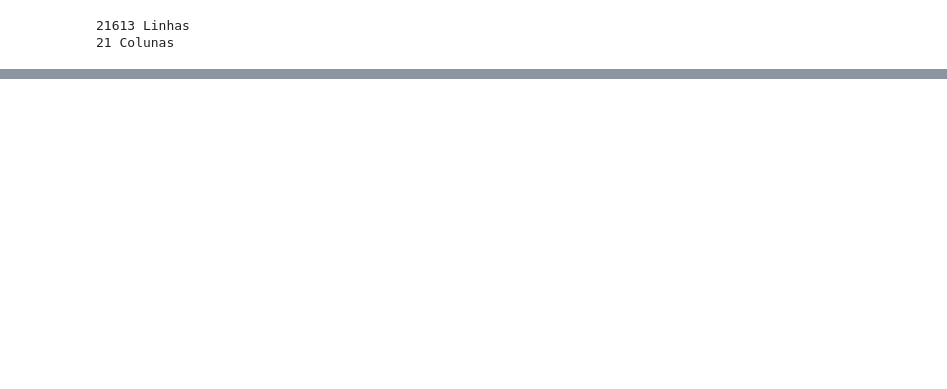
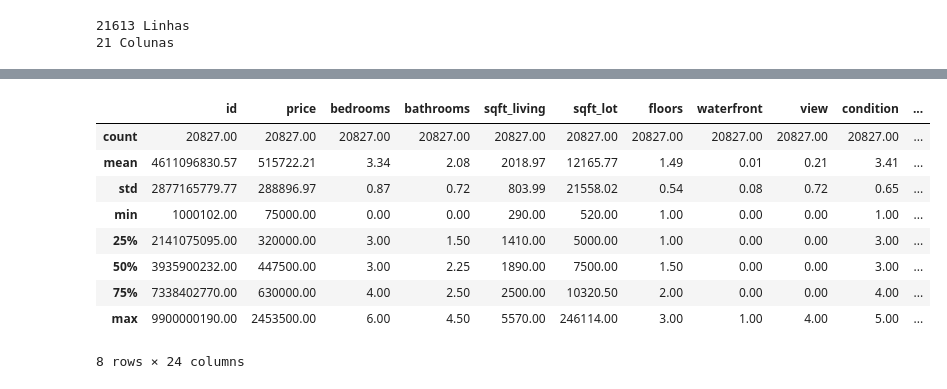
Before and after one commit to jiosouto/Deliverable_01_Roof_Imoveis_DNC, a Jupyter notebook: Deliverable_Projeto_01[DNC].ipynb, the cells around one changed output, grey strips where cells are left out. Cells and saved outputs as stored; diff of their text form; code cells hidden in the pictures; blank space fills up the shorter version.

```diff
--- a/Deliverable_Projeto_01[DNC].ipynb
+++ b/Deliverable_Projeto_01[DNC].ipynb
@@ -249,0 +328,17 @@ dtype: object
+# %%
+profit_list = []
+df_sorted = df.sort_values(['id','date']).reset_index(drop=True)
+for i in range(0, df_sorted.shape[0]):
+  if i == 0:
+    profit_list.append(0)
+    pass
+  else:
+    if df_sorted.iloc[i,0] == df_sorted.iloc[i-1,0]:
+      profit_list.append(df_sorted.iloc[i,2]-df_sorted.iloc[i-1,2])
+    else:
+      profit_list.append(0)
+# %%
+sorted(profit_list,reverse=True)[:10]
+
+df_sorted['profit'] = profit_list
+df_sorted[df_sorted.id == 795000620]
@@ -249,0 +353,4 @@ dtype: object
+# %%
+df = df_sorted
+df.drop_duplicates(inplace=True)
+df.describe(percentiles=[0.95,0.975,0.99, 0.995])
@@ -249,0 +372,6 @@ dtype: object
+# %%
+describe_df = df.describe(percentiles=[0.995])
+dic_lim = describe_df[['price', 'bedrooms', 'bathrooms', 'sqft_living',
+                                'sqft_lot', 'floors', 'view', 'condition',
+                                'grade','sqft_above', 'sqft_basement','sqft_living15', 'sqft_lot15','profit']]
+dic_lim
@@ -249,0 +387,17 @@ dtype: object
+# %%
+df_clean = df.copy()
+for i in dic_lim.columns:
+  df_clean = df_clean[df_clean[i] <= dic_lim.loc['99.5%',i]]
+df_clean.reset_index(drop=True,inplace = True)
+df_clean.describe()
+# %% [output]
+|  | id | price | bedrooms | bathrooms | sqft_living | sqft_lot | floors | waterfront | view | condition | ... |
+| count | 20827.00 | 20827.00 | 20827.00 | 20827.00 | 20827.00 | 20827.00 | 20827.00 | 20827.00 | 20827.00 | 20827.00 | ... |
+| mean | 4611096830.57 | 515722.21 | 3.34 | 2.08 | 2018.97 | 12165.77 | 1.49 | 0.01 | 0.21 | 3.41 | ... |
+| std | 2877165779.77 | 288896.97 | 0.87 | 0.72 | 803.99 | 21558.02 | 0.54 | 0.08 | 0.72 | 0.65 | ... |
+| min | 1000102.00 | 75000.00 | 0.00 | 0.00 | 290.00 | 520.00 | 1.00 | 0.00 | 0.00 | 1.00 | ... |
+| 25% | 2141075095.00 | 320000.00 | 3.00 | 1.50 | 1410.00 | 5000.00 | 1.00 | 0.00 | 0.00 | 3.00 | ... |
+| 50% | 3935900232.00 | 447500.00 | 3.00 | 2.25 | 1890.00 | 7500.00 | 1.50 | 0.00 | 0.00 | 3.00 | ... |
+| 75% | 7338402770.00 | 630000.00 | 4.00 | 2.50 | 2500.00 | 10320.50 | 2.00 | 0.00 | 0.00 | 4.00 | ... |
+| max | 9900000190.00 | 2453500.00 | 6.00 | 4.50 | 5570.00 | 246114.00 | 3.00 | 1.00 | 4.00 | 5.00 | ... |
+8 rows × 24 columns
```
Also changed, not shown: parts of 43 cells of this notebook.
